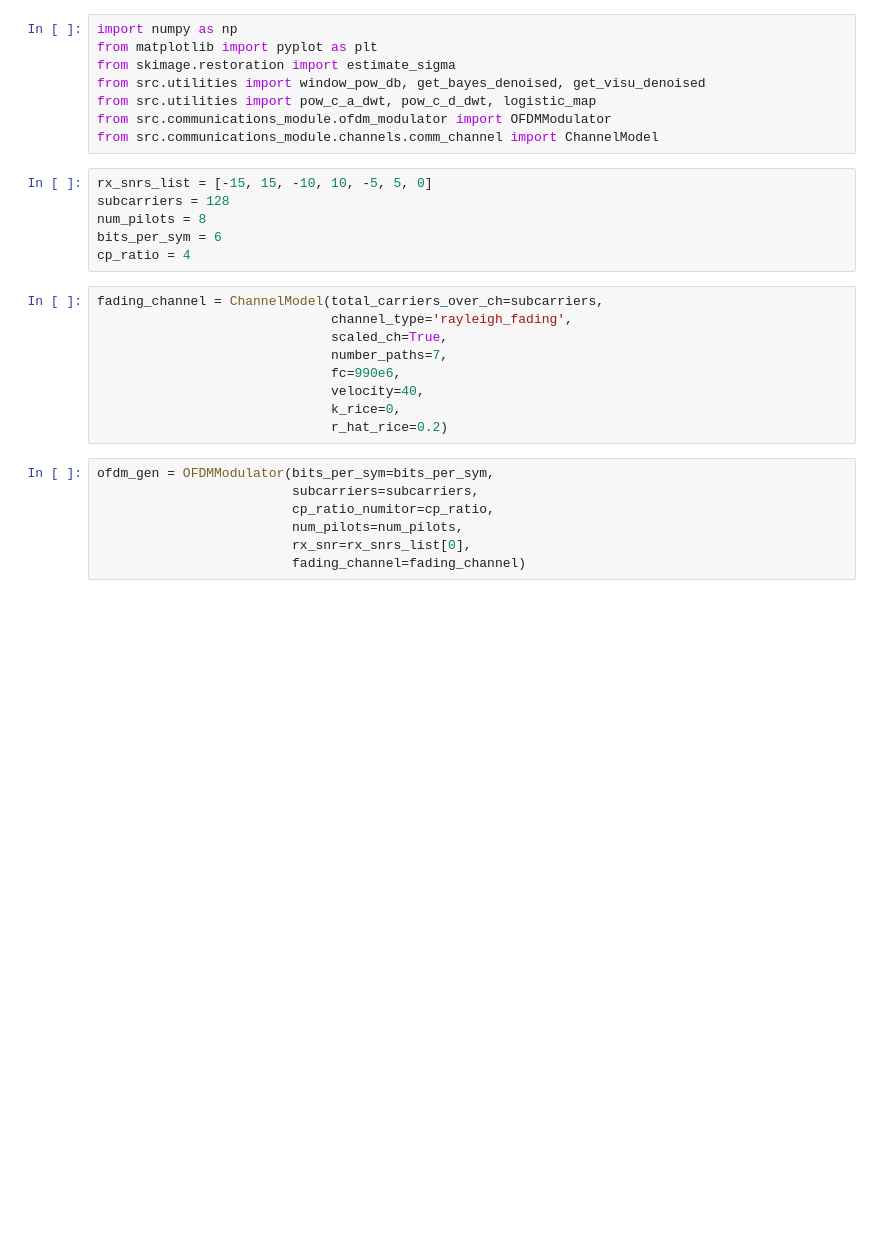
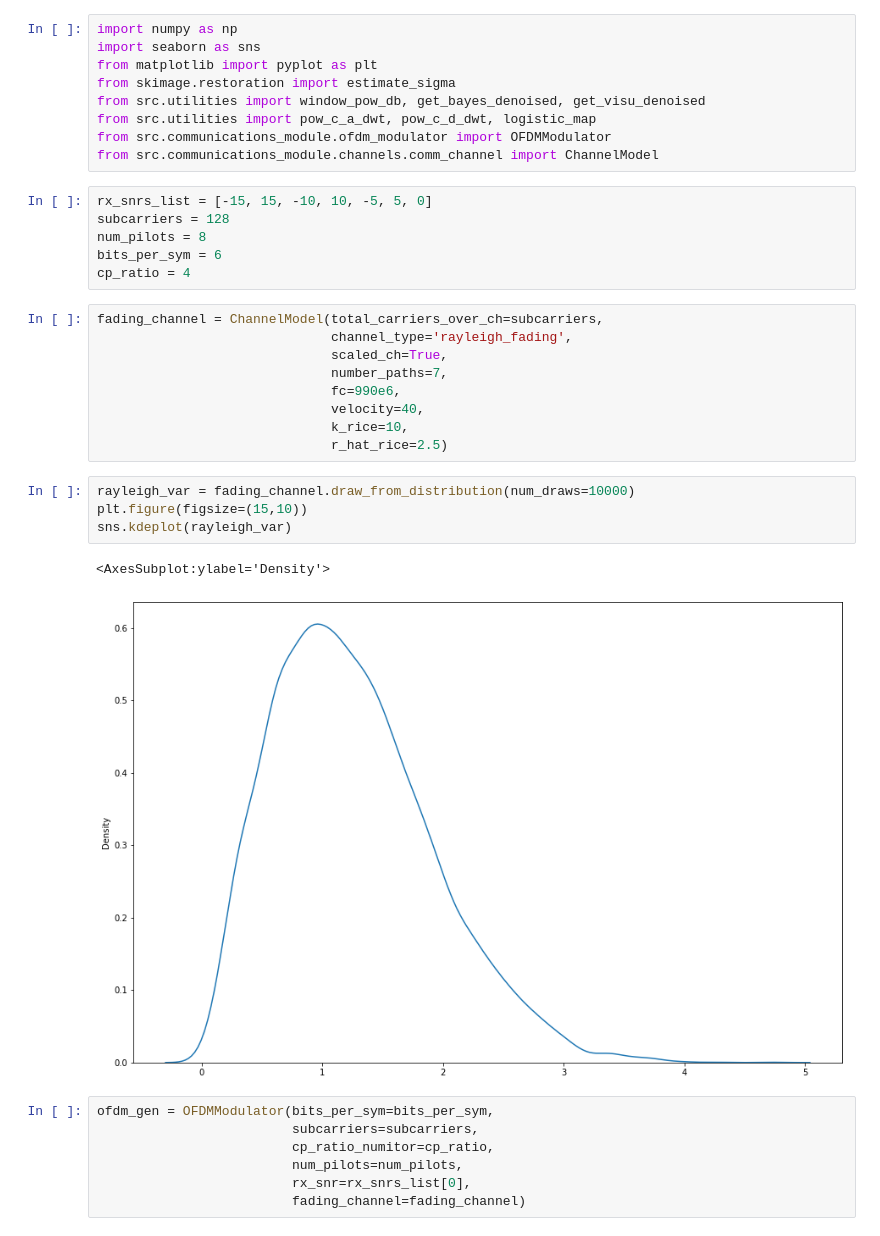
Before and after one commit to georgegrosu1/cognitive-aether, a Jupyter notebook: generate_ofdm_dataset.ipynb, the cells around one changed output. Cells and saved outputs as stored; diff of their text form; blank space fills up the shorter version.

Commit message:
Preparations for Tapped Delay Line channel modeling

```diff
--- a/generate_ofdm_dataset.ipynb
+++ b/generate_ofdm_dataset.ipynb
@@ -1,5 +1,6 @@
 # %%
 import numpy as np
+import seaborn as sns
 from matplotlib import pyplot as plt
 from skimage.restoration import estimate_sigma
 from src.utilities import window_pow_db, get_bayes_denoised, get_visu_denoised
@@ -19,8 +20,15 @@ fading_channel = ChannelModel(total_carriers_over_ch=subcarriers,
                               number_paths=7,
                               fc=990e6,
                               velocity=40,
-                              k_rice=0,
-                              r_hat_rice=0.2)
+                              k_rice=10,
+                              r_hat_rice=2.5)
+# %%
+rayleigh_var = fading_channel.draw_from_distribution(num_draws=10000)
+plt.figure(figsize=(15,10))
+sns.kdeplot(rayleigh_var)
+# %% [output]
+<AxesSubplot:ylabel='Density'>
+[figure, added]
 # %%
 ofdm_gen = OFDMModulator(bits_per_sym=bits_per_sym,
                          subcarriers=subcarriers,
```
Also changed, not shown: parts of 4 cells of this notebook, 2 other files.
